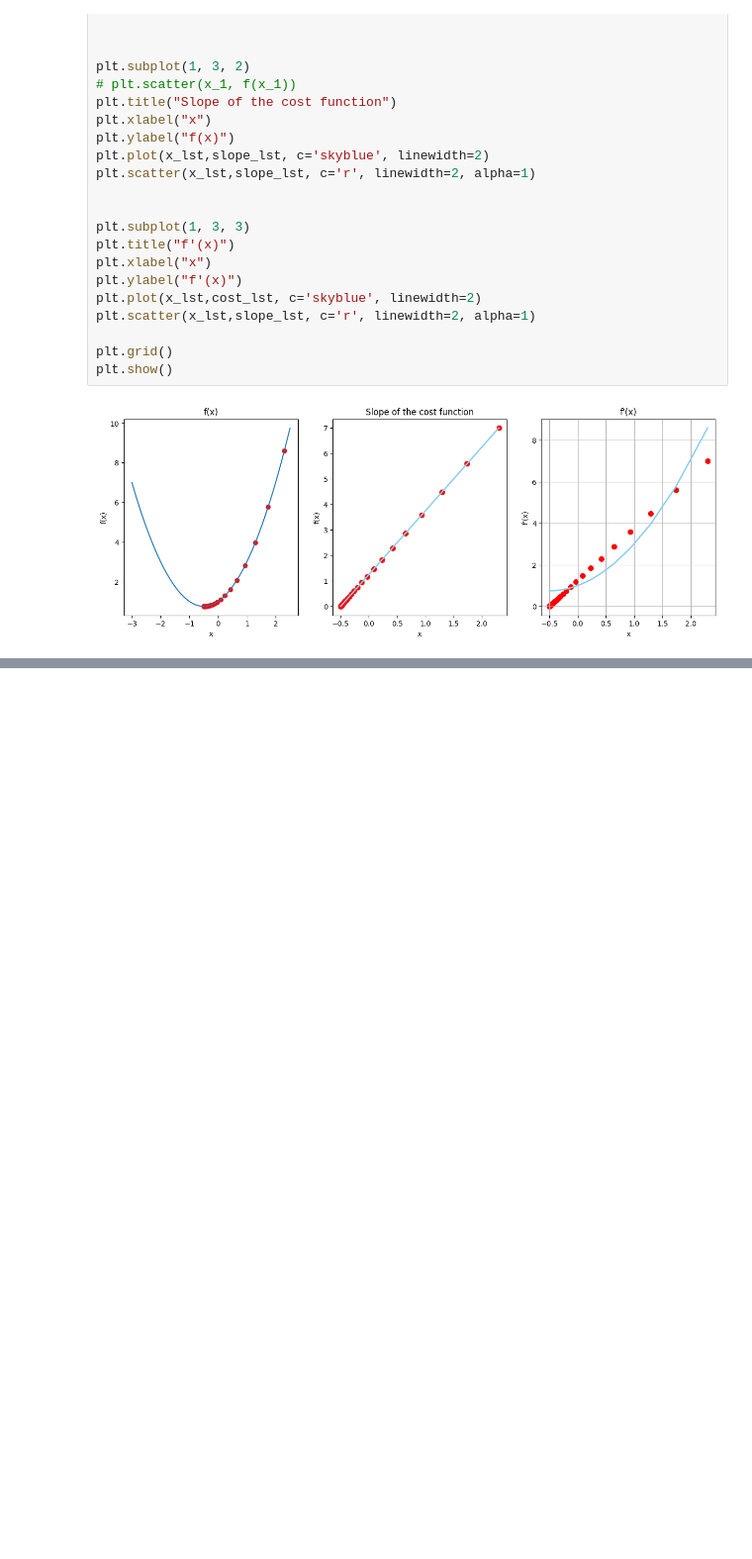
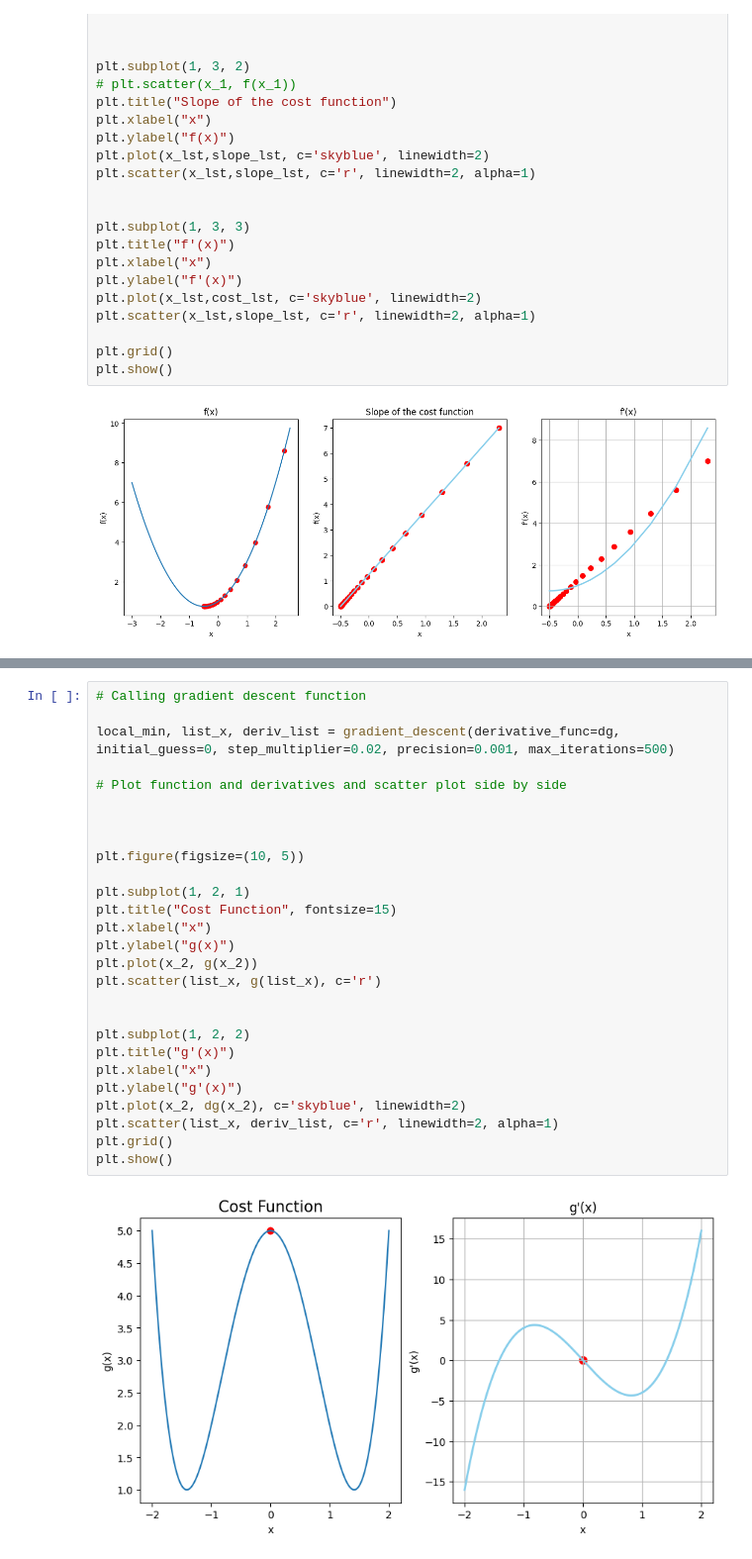
Before and after one commit to dprobity/machinelearning, a Jupyter notebook: gradient_descent.ipynb, the cells around one changed output, grey strips where cells are left out. Shown at 99% size. Drawn from its saved outputs; the diff is of its cells as text; blank space fills up the shorter version.

Commit message:
implemented the gradient descent function for  a function with 2 minimums

```diff
--- a/gradient_descent.ipynb
+++ b/gradient_descent.ipynb
@@ -192,0 +276,29 @@ plt.show()
+# %%
+# Calling gradient descent function
+
+local_min, list_x, deriv_list = gradient_descent(derivative_func=dg, initial_guess=0, step_multiplier=0.02, precision=0.001, max_iterations=500)
+
+# Plot function and derivatives and scatter plot side by side
+
+
+
+plt.figure(figsize=(10, 5))
+
+plt.subplot(1, 2, 1)
+plt.title("Cost Function", fontsize=15)
+plt.xlabel("x")
+plt.ylabel("g(x)")
+plt.plot(x_2, g(x_2))
+plt.scatter(list_x, g(list_x), c='r')
+
+
+plt.subplot(1, 2, 2)
+plt.title("g'(x)")
+plt.xlabel("x")
+plt.ylabel("g'(x)")
+plt.plot(x_2, dg(x_2), c='skyblue', linewidth=2)
+plt.scatter(list_x, deriv_list, c='r', linewidth=2, alpha=1)
+plt.grid()
+plt.show()
+# %% [output]
+[figure, added]
```
Also changed, not shown: parts of 5 cells of this notebook.
